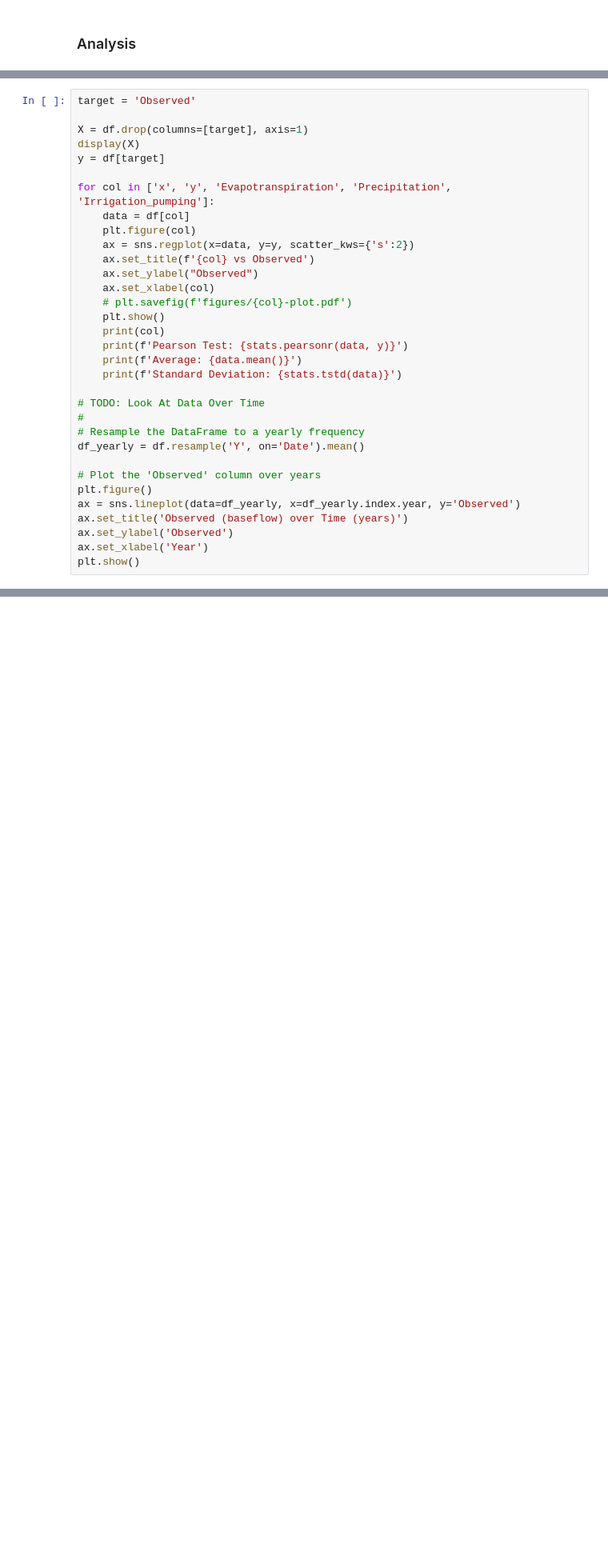
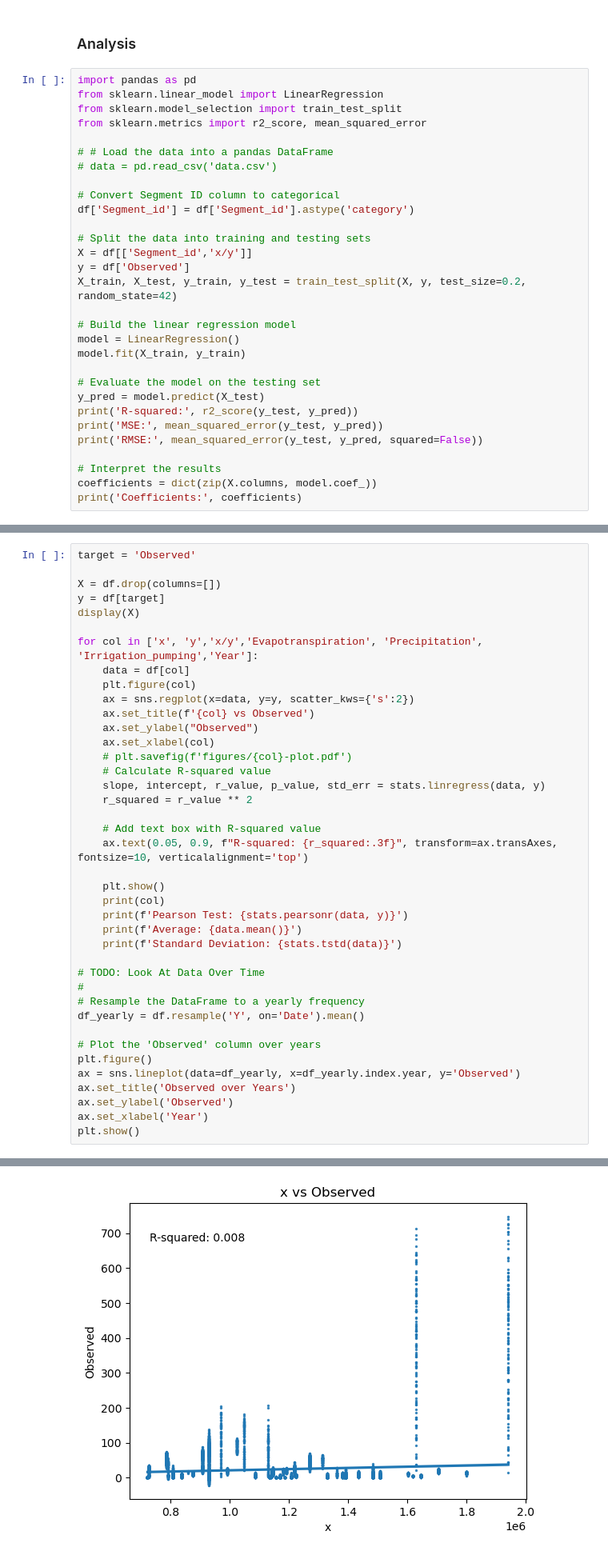
Before and after one commit to jakepper/CS5830-Group15-Project6, a Jupyter notebook: project6.ipynb, the cells around one changed output, grey strips where cells are left out. Shown at 80% size. Drawn from its saved outputs; the diff is of its cells as text; blank space fills up the shorter version.

Commit message:
added R-squared values and graphs

```diff
--- a/project6.ipynb
+++ b/project6.ipynb
@@ -54,2 +110,32 @@ display(df.describe())
 # %% [markdown]
 ### Analysis
+# %%
+import pandas as pd
+from sklearn.linear_model import LinearRegression
+from sklearn.model_selection import train_test_split
+from sklearn.metrics import r2_score, mean_squared_error
+
+# # Load the data into a pandas DataFrame
+# data = pd.read_csv('data.csv')
+
+# Convert Segment ID column to categorical
+df['Segment_id'] = df['Segment_id'].astype('category')
+
+# Split the data into training and testing sets
+X = df[['Segment_id','x/y']]
+y = df['Observed']
+X_train, X_test, y_train, y_test = train_test_split(X, y, test_size=0.2, random_state=42)
+
+# Build the linear regression model
+model = LinearRegression()
+model.fit(X_train, y_train)
+
+# Evaluate the model on the testing set
+y_pred = model.predict(X_test)
+print('R-squared:', r2_score(y_test, y_pred))
+print('MSE:', mean_squared_error(y_test, y_pred))
+print('RMSE:', mean_squared_error(y_test, y_pred, squared=False))
+
+# Interpret the results
+coefficients = dict(zip(X.columns, model.coef_))
+print('Coefficients:', coefficients)
@@ -56,11 +147,11 @@ display(df.describe())
 # %%
 target = 'Observed'
 
-X = df.drop(columns=[target], axis=1)
+X = df.drop(columns=[])
+y = df[target]
 display(X)
-y = df[target]
 
-for col in ['x', 'y', 'Evapotranspiration', 'Precipitation', 'Irrigation_pumping']:
+for col in ['x', 'y','x/y','Evapotranspiration', 'Precipitation', 'Irrigation_pumping','Year']:
     data = df[col]
     plt.figure(col)
     ax = sns.regplot(x=data, y=y, scatter_kws={'s':2})
@@ -68,6 +159,13 @@ for col in ['x', 'y', 'Evapotranspiration', 'Precipitation', 'Irrigation_pumping
     ax.set_ylabel("Observed")
     ax.set_xlabel(col)
     # plt.savefig(f'figures/{col}-plot.pdf')
+    # Calculate R-squared value
+    slope, intercept, r_value, p_value, std_err = stats.linregress(data, y)
+    r_squared = r_value ** 2
+
+    # Add text box with R-squared value
+    ax.text(0.05, 0.9, f"R-squared: {r_squared:.3f}", transform=ax.transAxes, fontsize=10, verticalalignment='top')
+
     plt.show()
     print(col)
     print(f'Pearson Test: {stats.pearsonr(data, y)}')
@@ -82,7 +180,8 @@ df_yearly = df.resample('Y', on='Date').mean()
 # Plot the 'Observed' column over years
 plt.figure()
 ax = sns.lineplot(data=df_yearly, x=df_yearly.index.year, y='Observed')
-ax.set_title('Observed (baseflow) over Time (years)')
+ax.set_title('Observed over Years')
 ax.set_ylabel('Observed')
 ax.set_xlabel('Year')
 plt.show()
+# %% [output]
@@ -88,0 +201 @@ plt.show()
+[figure, added]
```
Also changed, not shown: parts of 11 cells of this notebook.
